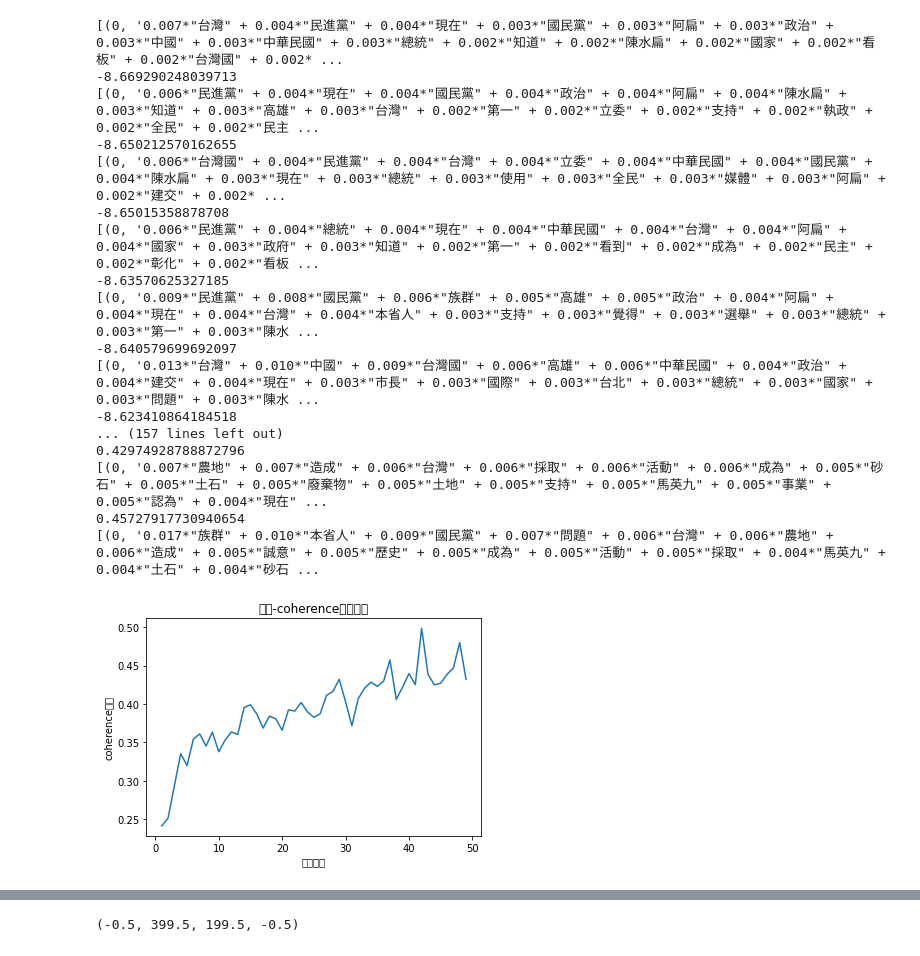
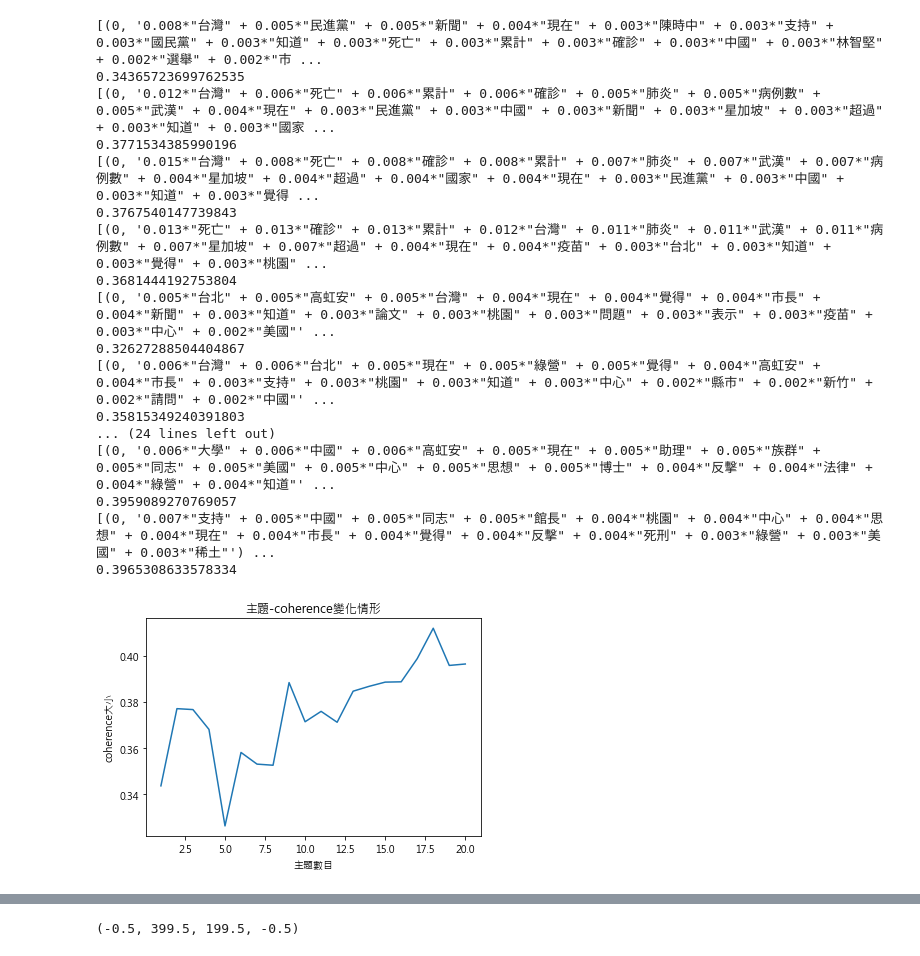
Before and after one commit to hsieh2000/HW, a Jupyter notebook: NLP.ipynb, the cells around one changed output, grey strips where cells are left out. Saved outputs shown, nothing was run; the diff lists cells and outputs as text; code cells hidden in the pictures.

```diff
--- a/NLP.ipynb
+++ b/NLP.ipynb
@@ -54,6 +139,6 @@ os.chdir("/content/drive/MyDrive/NLP")
 # %%
-ORIGINAL_DATA = pd.read_csv("data.csv")
+ORIGINAL_DATA = pd.read_csv("./data.csv")
 ORIGINAL_DATA = ORIGINAL_DATA.drop(columns = ["Unnamed: 0"])
 
-TEST_DATA = ORIGINAL_DATA[:100]
+TEST_DATA = ORIGINAL_DATA.sample(n = 500, random_state=42)
 content = TEST_DATA["content"]
@@ -196,0 +316,20 @@ corpus[0]
+# %%
+# 取得每章文章前10個關鍵字
+group = df_tfidf.groupby("article_id")
+lst = []
+for i in range(len(TEST_DATA)):
+    try:
+        tfidf_top10 = group.get_group(i)
+        tfidf_top10 = tfidf_top10.sort_values(by="tf-idf", ascending=False).reset_index()["word"].head(10).tolist()
+    except:
+        tfidf_top10 = []
+
+    if len(tfidf_top10)<1:
+        lst.append({"article_id" : i, "top 10 keywords" : ""})
+    else:
+        lst.append({"article_id" : i, "top 10 keywords" : " ".join(tfidf_top10)})
+
+
+
+df_top10_keywords = pd.DataFrame(lst)
+df_top10_keywords
@@ -210,31 +365,41 @@ def coherence(num_topics):
 # %%
-x = range(1,50)
-z = [perplexity(i) for i in x]
-y = [coherence(i) for i in x]
+@jit(target_backend='cuda')
+def coherence_count(num_topics):
+    x = range(1,num_topics+1)
+    y = [coherence(i) for i in x]
+    # z = [perplexity(i) for i in x]
+
+    return x, y
+
+x, y = coherence_count(20)
+
+# num_topics = 20
+# x = range(1,num_topics+1)
+# y = [coherence(i) for i in x]
 
 plt.plot(x,y)
 plt.xlabel("主題數目")
 plt.ylabel("coherence大小")
-plt.rcParams["font.sans-serif"] = ["SimHei"]
+plt.rcParams["font.sans-serif"] = ["Microsoft JhengHei"]
 matplotlib.rcParams["axes.unicode_minus"] = False
 plt.title("主題-coherence變化情形")
 plt.show()
 # %% [output]
-[(0, '0.007*"台灣" + 0.004*"民進黨" + 0.004*"現在" + 0.003*"國民黨" + 0.003*"阿扁" + 0.003*"政治" + 0.003*"中國" + 0.003*"中華民國" + 0.003*"總統" + 0.002*"知道" + 0.002*"陳水扁" + 0.002*"國家" + 0.002*"看板" + 0.002*"台灣國" + 0.002* ...
--8.669290248039713
-[(0, '0.006*"民進黨" + 0.004*"現在" + 0.004*"國民黨" + 0.004*"政治" + 0.004*"阿扁" + 0.004*"陳水扁" + 0.003*"知道" + 0.003*"高雄" + 0.003*"台灣" + 0.002*"第一" + 0.002*"立委" + 0.002*"支持" + 0.002*"執政" + 0.002*"全民" + 0.002*"民主 ...
--8.650212570162655
-[(0, '0.006*"台灣國" + 0.004*"民進黨" + 0.004*"台灣" + 0.004*"立委" + 0.004*"中華民國" + 0.004*"國民黨" + 0.004*"陳水扁" + 0.003*"現在" + 0.003*"總統" + 0.003*"使用" + 0.003*"全民" + 0.003*"媒體" + 0.003*"阿扁" + 0.002*"建交" + 0.002* ...
--8.65015358878708
-[(0, '0.006*"民進黨" + 0.004*"總統" + 0.004*"現在" + 0.004*"中華民國" + 0.004*"台灣" + 0.004*"阿扁" + 0.004*"國家" + 0.003*"政府" + 0.003*"知道" + 0.002*"第一" + 0.002*"看到" + 0.002*"成為" + 0.002*"民主" + 0.002*"彰化" + 0.002*"看板 ...
--8.63570625327185
-[(0, '0.009*"民進黨" + 0.008*"國民黨" + 0.006*"族群" + 0.005*"高雄" + 0.005*"政治" + 0.004*"阿扁" + 0.004*"現在" + 0.004*"台灣" + 0.004*"本省人" + 0.003*"支持" + 0.003*"覺得" + 0.003*"選舉" + 0.003*"總統" + 0.003*"第一" + 0.003*"陳水 ...
--8.640579699692097
-[(0, '0.013*"台灣" + 0.010*"中國" + 0.009*"台灣國" + 0.006*"高雄" + 0.006*"中華民國" + 0.004*"政治" + 0.004*"建交" + 0.004*"現在" + 0.003*"市長" + 0.003*"國際" + 0.003*"台北" + 0.003*"總統" + 0.003*"國家" + 0.003*"問題" + 0.003*"陳水 ...
--8.623410864184518
-... (157 lines left out)
-0.42974928788872796
-[(0, '0.007*"農地" + 0.007*"造成" + 0.006*"台灣" + 0.006*"採取" + 0.006*"活動" + 0.006*"成為" + 0.005*"砂石" + 0.005*"土石" + 0.005*"廢棄物" + 0.005*"土地" + 0.005*"支持" + 0.005*"馬英九" + 0.005*"事業" + 0.005*"認為" + 0.004*"現在" ...
-0.45727917730940654
-[(0, '0.017*"族群" + 0.010*"本省人" + 0.009*"國民黨" + 0.007*"問題" + 0.006*"台灣" + 0.006*"農地" + 0.006*"造成" + 0.005*"誠意" + 0.005*"歷史" + 0.005*"成為" + 0.005*"活動" + 0.005*"採取" + 0.004*"馬英九" + 0.004*"土石" + 0.004*"砂石 ...
+[(0, '0.008*"台灣" + 0.005*"民進黨" + 0.005*"新聞" + 0.004*"現在" + 0.003*"陳時中" + 0.003*"支持" + 0.003*"國民黨" + 0.003*"知道" + 0.003*"死亡" + 0.003*"累計" + 0.003*"確診" + 0.003*"中國" + 0.003*"林智堅" + 0.002*"選舉" + 0.002*"市 ...
+0.34365723699762535
+[(0, '0.012*"台灣" + 0.006*"死亡" + 0.006*"累計" + 0.006*"確診" + 0.005*"肺炎" + 0.005*"病例數" + 0.005*"武漢" + 0.004*"現在" + 0.003*"民進黨" + 0.003*"中國" + 0.003*"新聞" + 0.003*"星加坡" + 0.003*"超過" + 0.003*"知道" + 0.003*"國家 ...
+0.3771534385990196
+[(0, '0.015*"台灣" + 0.008*"死亡" + 0.008*"確診" + 0.008*"累計" + 0.007*"肺炎" + 0.007*"武漢" + 0.007*"病例數" + 0.004*"星加坡" + 0.004*"超過" + 0.004*"國家" + 0.004*"現在" + 0.003*"民進黨" + 0.003*"中國" + 0.003*"知道" + 0.003*"覺得 ...
+0.3767540147739843
+[(0, '0.013*"死亡" + 0.013*"確診" + 0.013*"累計" + 0.012*"台灣" + 0.011*"肺炎" + 0.011*"武漢" + 0.011*"病例數" + 0.007*"星加坡" + 0.007*"超過" + 0.004*"現在" + 0.004*"疫苗" + 0.003*"台北" + 0.003*"知道" + 0.003*"覺得" + 0.003*"桃園" ...
+0.3681444192753804
+[(0, '0.005*"台北" + 0.005*"高虹安" + 0.005*"台灣" + 0.004*"現在" + 0.004*"覺得" + 0.004*"市長" + 0.004*"新聞" + 0.003*"知道" + 0.003*"論文" + 0.003*"桃園" + 0.003*"問題" + 0.003*"表示" + 0.003*"疫苗" + 0.003*"中心" + 0.002*"美國"' ...
+0.32627288504404867
+[(0, '0.006*"台灣" + 0.006*"台北" + 0.005*"現在" + 0.005*"綠營" + 0.005*"覺得" + 0.004*"高虹安" + 0.004*"市長" + 0.003*"支持" + 0.003*"桃園" + 0.003*"知道" + 0.003*"中心" + 0.002*"縣市" + 0.002*"新竹" + 0.002*"請問" + 0.002*"中國"' ...
+0.35815349240391803
+... (24 lines left out)
+[(0, '0.006*"大學" + 0.006*"中國" + 0.006*"高虹安" + 0.005*"現在" + 0.005*"助理" + 0.005*"族群" + 0.005*"同志" + 0.005*"美國" + 0.005*"中心" + 0.005*"思想" + 0.005*"博士" + 0.004*"反擊" + 0.004*"法律" + 0.004*"綠營" + 0.004*"知道"' ...
+0.3959089270769057
+[(0, '0.007*"支持" + 0.005*"中國" + 0.005*"同志" + 0.005*"館長" + 0.004*"桃園" + 0.004*"中心" + 0.004*"思想" + 0.004*"現在" + 0.004*"市長" + 0.004*"覺得" + 0.004*"反擊" + 0.004*"死刑" + 0.003*"綠營" + 0.003*"美國" + 0.003*"稀土"') ...
+0.3965308633578334
-[figure, old version]
+[figure, new version]
```
Also changed, not shown: parts of 41 cells of this notebook, 1 other file.
